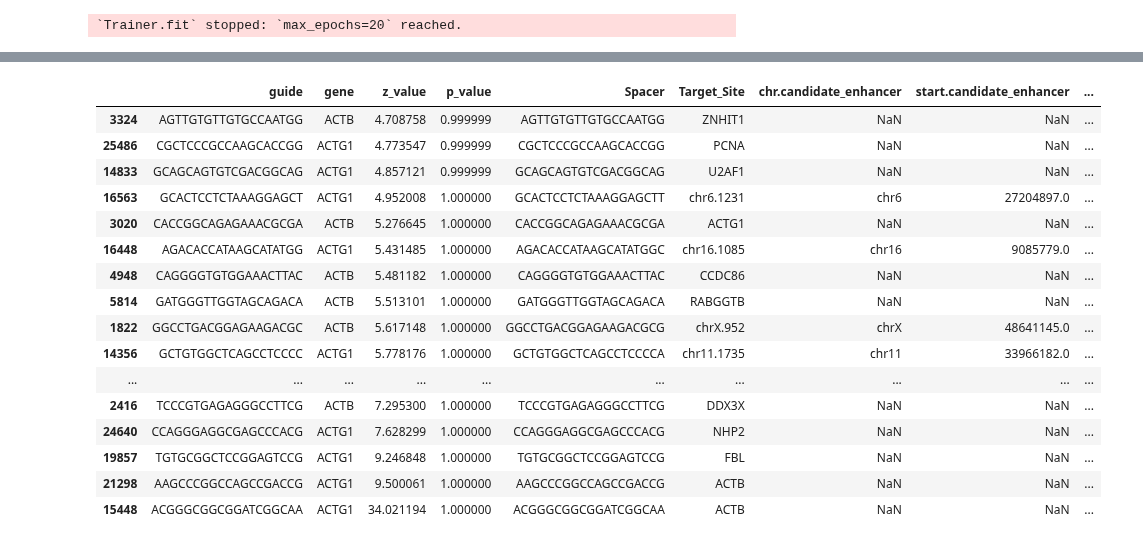
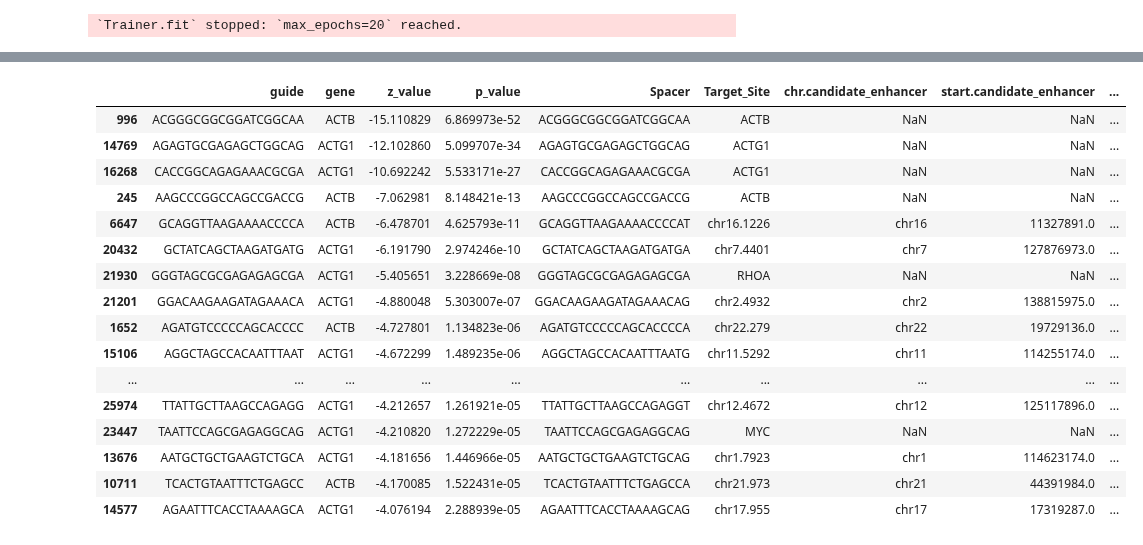
Before and after one commit to pinellolab/PerTurbo, a Jupyter notebook: reproducibility/gasperini_atscale.ipynb, the cells around one changed output, grey strips where cells are left out. Cells and saved outputs as stored; diff of their text form; code cells hidden in the pictures.

```diff
--- a/reproducibility/gasperini_atscale.ipynb
+++ b/reproducibility/gasperini_atscale.ipynb
@@ -77,8 +64,0 @@ Text(0.5, 1.0, 'barcode_counts')
-# %%
-# first pass: count barcodes
-bc_counts = Counter()
-split_bcs = adata.obs['barcode'].str.split('_', regex=False)
-for bc_list in split_bcs:
-    bc_counts.update(bc_list)
-bc_dict = {k: i for i, k in enumerate(bc_counts)}
-total_counts = sum(bc_counts.values())
@@ -105,0 +86,15 @@ adata = adata[adata.obs['umi_count']>100,:]
+# %%
+from collections import Counter
+import scipy.sparse as sp
+
+bc_counts = Counter({k:0 for k in bc_dict})
+split_bcs = adata.obs['barcode'].str.split('_', regex=False)
+
+for bc_list in split_bcs:
+    if bc_list[0] != 'nan':
+        bc_counts.update([k[:19] for k in bc_list])
+    else:
+        print("hi")
+plt.hist(bc_counts.values(), bins=50)
+# plt.axvline(x=cutoff, linestyle="dashed")
+plt.title("barcode_counts")
@@ -106,3 +114,18 @@ adata = adata[adata.obs['umi_count']>100,:]
+# %%
+# second pass: construct sparse array
+indices = [] # barcode indices
+data = [] # barcode counts
+indptr = [0] # column indices for row i are stored in indices[indptr[i]:indptr[i+1]]
+for i, bc_list in enumerate(split_bcs):
+    assert 'nan' not in bc_list
+    bcs_i = Counter(bc_list)
+    indptr.append(indptr[i] + len(bcs_i))
+    indices+=[bc_dict[bc[:19]] for bc in bcs_i]
+    data+=list(bcs_i.values())
+assert len(indices) == len(data)
+
+adata.obsm['grna'] = sp.csr_matrix((data, indices, indptr))
+# assert adata.obsm['grna'].sum() == total_counts
 # %%
 perturbvi.PERTURBVI.setup_anndata(
     adata,
@@ -251,8 +273,3 @@ def make_long_df(mat, value_name):
 mu_df = make_long_df(perturb_mean_lfc_mu, "mu")
 z_df = make_long_df(perturb_z_scores, "z_value")
 p_df = make_long_df(perturb_p_vals, "p_value")
-# %%
-gasperini_guides = pd.read_excel("../../../Data/gasperini_atscale/mmc2.xlsx", sheet_name=1)
-max_grna_length=19
-gasperini_guides['guide'] = gasperini_guides['Spacer'].str.slice(0, 19)
-gasperini_guides['guide'].str.len()
@@ -304,27 +308,27 @@ scpower_df
 # %%
 merge_df = (
     scpower_df.merge(gasperini_guides, how="left", indicator=True)
     .sort_values("z_value")
     .assign(is_target=lambda x: x["gene"] == x["Target_Site"])
 )
-merge_df.tail(20)
+merge_df.head(20)
 # anti_join = outer_join[~(outer_join._merge == "both")].drop("_merge", axis=1)
 # anti_join
 # %% [output]
 |  | guide | gene | z_value | p_value | Spacer | Target_Site | chr.candidate_enhancer | start.candidate_enhancer | ... |
-| 3324 | AGTTGTGTTGTGCCAATGG | ACTB | 4.708758 | 0.999999 | AGTTGTGTTGTGCCAATGG | ZNHIT1 | NaN | NaN | ... |
-| 25486 | CGCTCCCGCCAAGCACCGG | ACTG1 | 4.773547 | 0.999999 | CGCTCCCGCCAAGCACCGG | PCNA | NaN | NaN | ... |
-| 14833 | GCAGCAGTGTCGACGGCAG | ACTG1 | 4.857121 | 0.999999 | GCAGCAGTGTCGACGGCAG | U2AF1 | NaN | NaN | ... |
-| 16563 | GCACTCCTCTAAAGGAGCT | ACTG1 | 4.952008 | 1.000000 | GCACTCCTCTAAAGGAGCTT | chr6.1231 | chr6 | 27204897.0 | ... |
-| 3020 | CACCGGCAGAGAAACGCGA | ACTB | 5.276645 | 1.000000 | CACCGGCAGAGAAACGCGA | ACTG1 | NaN | NaN | ... |
-| 16448 | AGACACCATAAGCATATGG | ACTG1 | 5.431485 | 1.000000 | AGACACCATAAGCATATGGC | chr16.1085 | chr16 | 9085779.0 | ... |
-| 4948 | CAGGGGTGTGGAAACTTAC | ACTB | 5.481182 | 1.000000 | CAGGGGTGTGGAAACTTAC | CCDC86 | NaN | NaN | ... |
-| 5814 | GATGGGTTGGTAGCAGACA | ACTB | 5.513101 | 1.000000 | GATGGGTTGGTAGCAGACA | RABGGTB | NaN | NaN | ... |
-| 1822 | GGCCTGACGGAGAAGACGC | ACTB | 5.617148 | 1.000000 | GGCCTGACGGAGAAGACGCG | chrX.952 | chrX | 48641145.0 | ... |
-| 14356 | GCTGTGGCTCAGCCTCCCC | ACTG1 | 5.778176 | 1.000000 | GCTGTGGCTCAGCCTCCCCA | chr11.1735 | chr11 | 33966182.0 | ... |
+| 996 | ACGGGCGGCGGATCGGCAA | ACTB | -15.110829 | 6.869973e-52 | ACGGGCGGCGGATCGGCAA | ACTB | NaN | NaN | ... |
+| 14769 | AGAGTGCGAGAGCTGGCAG | ACTG1 | -12.102860 | 5.099707e-34 | AGAGTGCGAGAGCTGGCAG | ACTG1 | NaN | NaN | ... |
+| 16268 | CACCGGCAGAGAAACGCGA | ACTG1 | -10.692242 | 5.533171e-27 | CACCGGCAGAGAAACGCGA | ACTG1 | NaN | NaN | ... |
+| 245 | AAGCCCGGCCAGCCGACCG | ACTB | -7.062981 | 8.148421e-13 | AAGCCCGGCCAGCCGACCG | ACTB | NaN | NaN | ... |
+| 6647 | GCAGGTTAAGAAAACCCCA | ACTB | -6.478701 | 4.625793e-11 | GCAGGTTAAGAAAACCCCAT | chr16.1226 | chr16 | 11327891.0 | ... |
+| 20432 | GCTATCAGCTAAGATGATG | ACTG1 | -6.191790 | 2.974246e-10 | GCTATCAGCTAAGATGATGA | chr7.4401 | chr7 | 127876973.0 | ... |
+| 21930 | GGGTAGCGCGAGAGAGCGA | ACTG1 | -5.405651 | 3.228669e-08 | GGGTAGCGCGAGAGAGCGA | RHOA | NaN | NaN | ... |
+| 21201 | GGACAAGAAGATAGAAACA | ACTG1 | -4.880048 | 5.303007e-07 | GGACAAGAAGATAGAAACAG | chr2.4932 | chr2 | 138815975.0 | ... |
+| 1652 | AGATGTCCCCCAGCACCCC | ACTB | -4.727801 | 1.134823e-06 | AGATGTCCCCCAGCACCCCA | chr22.279 | chr22 | 19729136.0 | ... |
+| 15106 | AGGCTAGCCACAATTTAAT | ACTG1 | -4.672299 | 1.489235e-06 | AGGCTAGCCACAATTTAATG | chr11.5292 | chr11 | 114255174.0 | ... |
 | ... | ... | ... | ... | ... | ... | ... | ... | ... | ... |
-| 2416 | TCCCGTGAGAGGGCCTTCG | ACTB | 7.295300 | 1.000000 | TCCCGTGAGAGGGCCTTCG | DDX3X | NaN | NaN | ... |
-| 24640 | CCAGGGAGGCGAGCCCACG | ACTG1 | 7.628299 | 1.000000 | CCAGGGAGGCGAGCCCACG | NHP2 | NaN | NaN | ... |
-| 19857 | TGTGCGGCTCCGGAGTCCG | ACTG1 | 9.246848 | 1.000000 | TGTGCGGCTCCGGAGTCCG | FBL | NaN | NaN | ... |
-| 21298 | AAGCCCGGCCAGCCGACCG | ACTG1 | 9.500061 | 1.000000 | AAGCCCGGCCAGCCGACCG | ACTB | NaN | NaN | ... |
-| 15448 | ACGGGCGGCGGATCGGCAA | ACTG1 | 34.021194 | 1.000000 | ACGGGCGGCGGATCGGCAA | ACTB | NaN | NaN | ... |
+| 25974 | TTATTGCTTAAGCCAGAGG | ACTG1 | -4.212657 | 1.261921e-05 | TTATTGCTTAAGCCAGAGGT | chr12.4672 | chr12 | 125117896.0 | ... |
+| 23447 | TAATTCCAGCGAGAGGCAG | ACTG1 | -4.210820 | 1.272229e-05 | TAATTCCAGCGAGAGGCAG | MYC | NaN | NaN | ... |
+| 13676 | AATGCTGCTGAAGTCTGCA | ACTG1 | -4.181656 | 1.446966e-05 | AATGCTGCTGAAGTCTGCAG | chr1.7923 | chr1 | 114623174.0 | ... |
+| 10711 | TCACTGTAATTTCTGAGCC | ACTB | -4.170085 | 1.522431e-05 | TCACTGTAATTTCTGAGCCA | chr21.973 | chr21 | 44391984.0 | ... |
+| 14577 | AGAATTTCACCTAAAAGCA | ACTG1 | -4.076194 | 2.288939e-05 | AGAATTTCACCTAAAAGCAG | chr17.955 | chr17 | 17319287.0 | ... |
```
Also changed, not shown: parts of 31 cells of this notebook.
